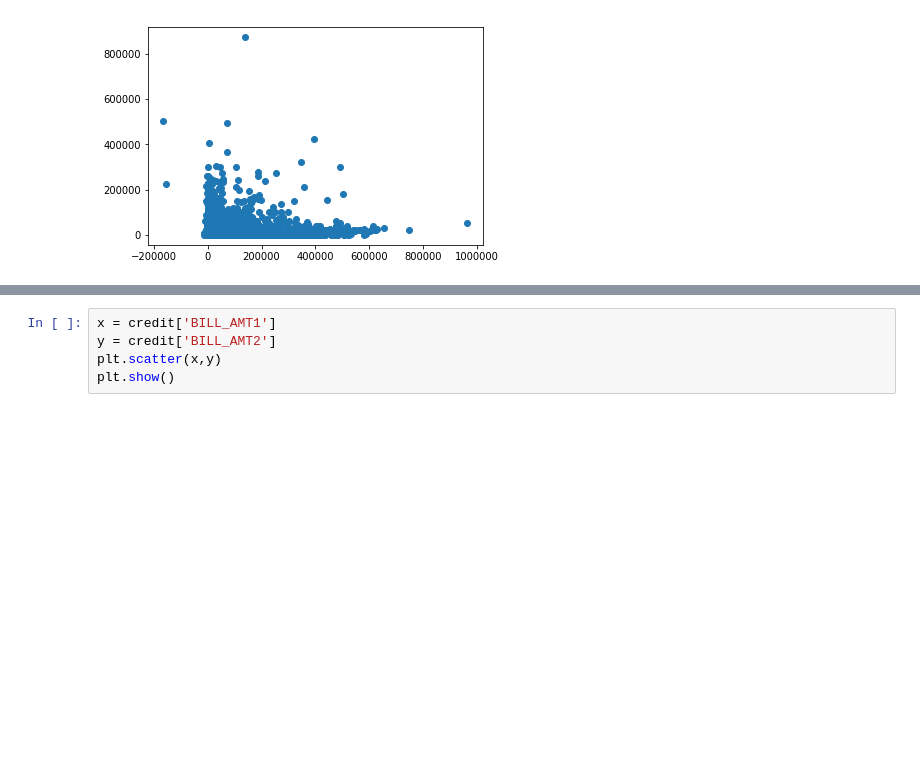
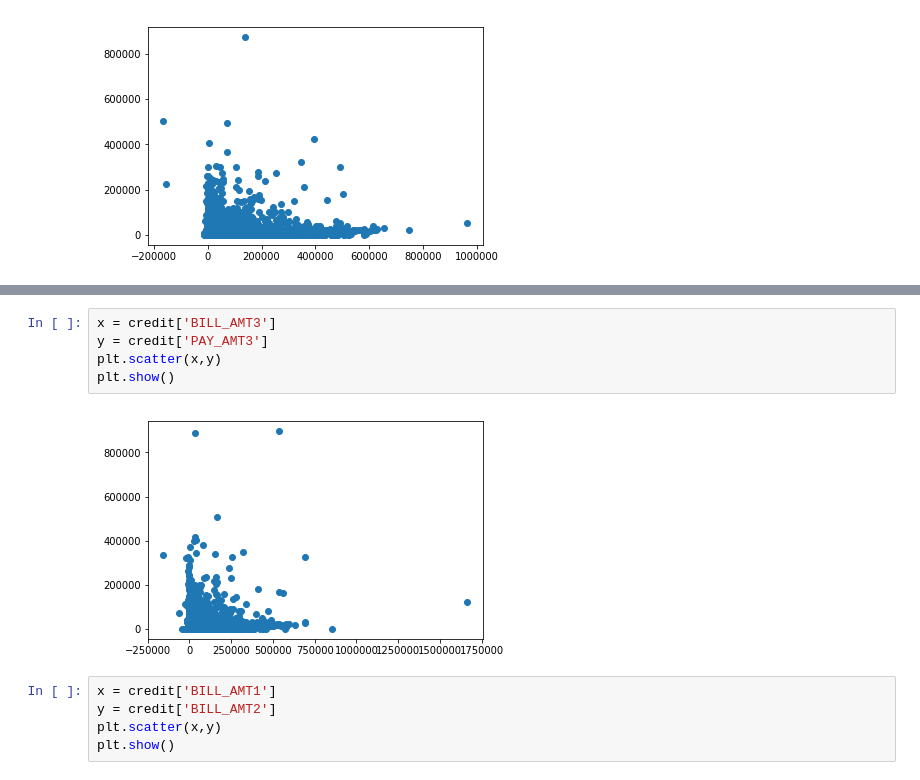
Before and after one commit to mianhuang/DataAnalytics-Python-Code, a Jupyter notebook: Course5_Task2_Credit_EDA.ipynb, the cells around one changed output, grey strips where cells are left out. Cells and saved outputs as stored; diff of their text form; blank space fills up the shorter version.

```diff
--- a/Course5_Task2_Credit_EDA.ipynb
+++ b/Course5_Task2_Credit_EDA.ipynb
@@ -738,3 +745,10 @@ plt.show()
+# %%
+x = credit['BILL_AMT3']
+y = credit['PAY_AMT3']
+plt.scatter(x,y)
+plt.show()
+# %% [output]
+[figure, added]
 # %%
 x = credit['BILL_AMT1']
 y = credit['BILL_AMT2']
```
Also changed, not shown: parts of 5 cells of this notebook.
